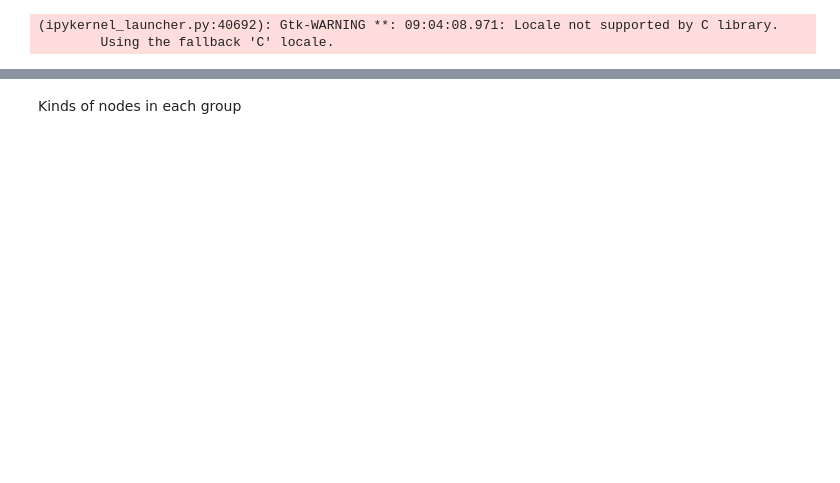
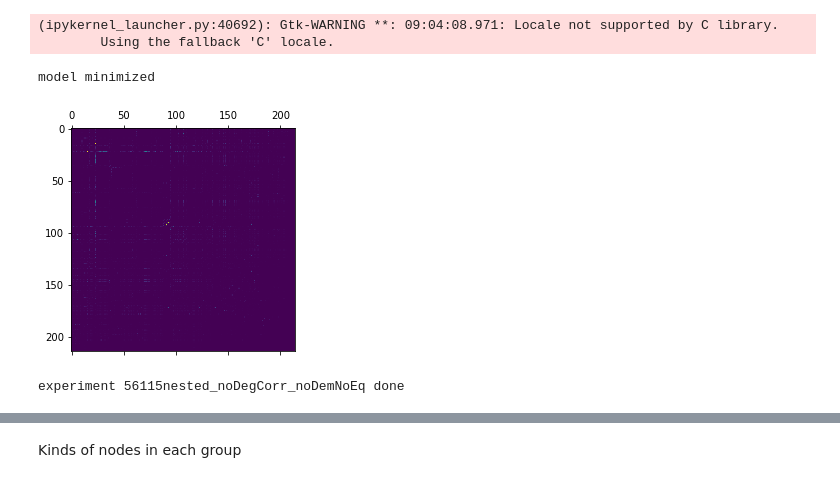
Before and after one commit to smn-d/Graph_network, a Jupyter notebook: sbm/groupExploration.ipynb, the cells around one changed output, grey strips where cells are left out. Saved outputs shown, nothing was run; the diff lists cells and outputs as text; code cells hidden in the pictures; blank space fills up the shorter version.

```diff
--- a/sbm/groupExploration.ipynb
+++ b/sbm/groupExploration.ipynb
@@ -8,3 +8,22 @@ import os
 # %% [output]
 (ipykernel_launcher.py:40692): Gtk-WARNING **: 09:04:08.971: Locale not supported by C library.
         Using the fallback 'C' locale.
+# %%
+model = sbm()
+# patient_num = 115
+patient_num = 56115
+# patient_num = 10000
+
+experimentName = str(patient_num)+"nested_noDegCorr_noDem"
+experimentName += "NoEq"
+model.setOuputLoc(experimentName)
+
+model.make_graph(patient_num=patient_num, age=False,gender=False,ethnicity=False)
+model.save_graph()
+
+model.fit(multilayer=False,deg_corr=False)
+print("experiment "+ experimentName+ " done")
+# %% [output]
+model minimized
+[figure, added]
+experiment 56115nested_noDegCorr_noDemNoEq done
```
Also changed, not shown: parts of 18 cells of this notebook.
